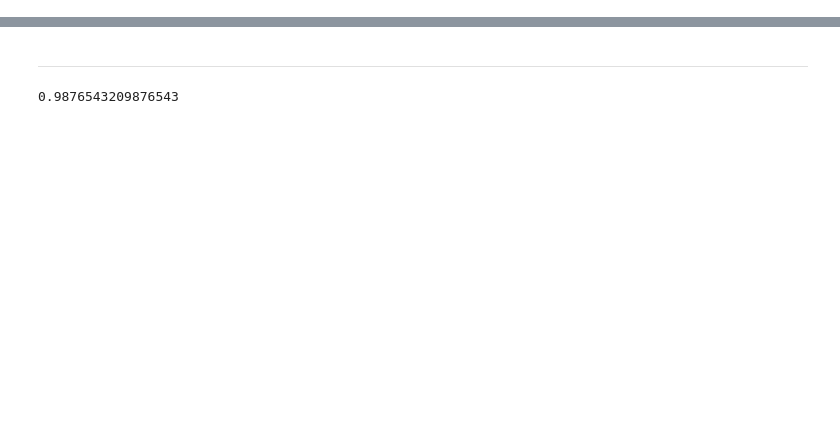
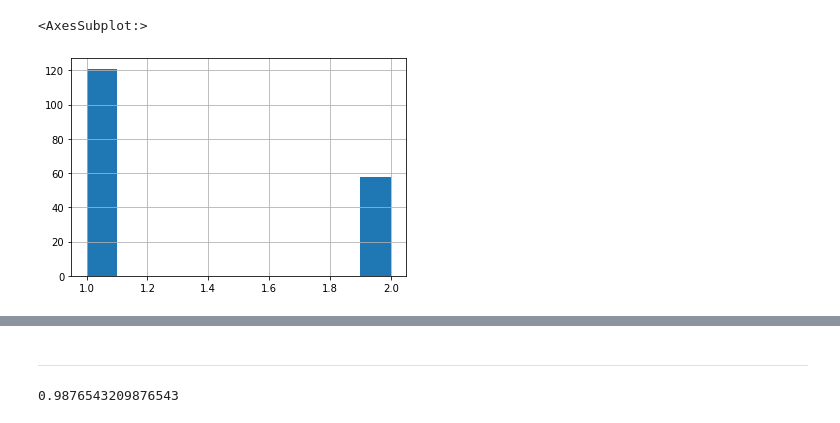
Before and after one commit to francisco-lourenco-2/titanic_kaggle, a Jupyter notebook: Titanic_Random_Forests.ipynb, the cells around one changed output, grey strips where cells are left out. Cells and saved outputs as stored; diff of their text form; code cells hidden in the pictures; blank space fills up the shorter version.

```diff
--- a/Titanic_Random_Forests.ipynb
+++ b/Titanic_Random_Forests.ipynb
@@ -102,2 +145,4 @@ test_df = test_df.drop(['Ticket'], axis=1)
+# %%
+complete_df = complete_df.drop(['Fare'], axis=1)
 # %%
 cont = ['Age', 'FarePerPerson']
@@ -114,0 +150,11 @@ test_df = integerize(test_df,cat[1:])
+# %%
+complete_df = categorify(complete_df,['Title', 'Sex', 'Deck', 'Embarked', 'TicketType', 'AgeEstimated'])
+complete_df = fill_missing(complete_df, ['Survived'])
+# %%
+train_df = complete_df.iloc[:712]
+valid_df = complete_df.iloc[712:891].reset_index()
+test_df = complete_df.iloc[891:].reset_index()
+# %%
+train_df = integerize(train_df, cat)
+valid_df = integerize(valid_df, cat)
+test_df = integerize(test_df, cat[1:])
@@ -125,0 +210,5 @@ preds_rf = rf.predict(test_df.values[:,1:])
+# %%
+valid_df['Sex'].hist()
+# %% [output]
+<AxesSubplot:>
+[figure, added]
```
Also changed, not shown: parts of 29 cells of this notebook, 1 other file.
